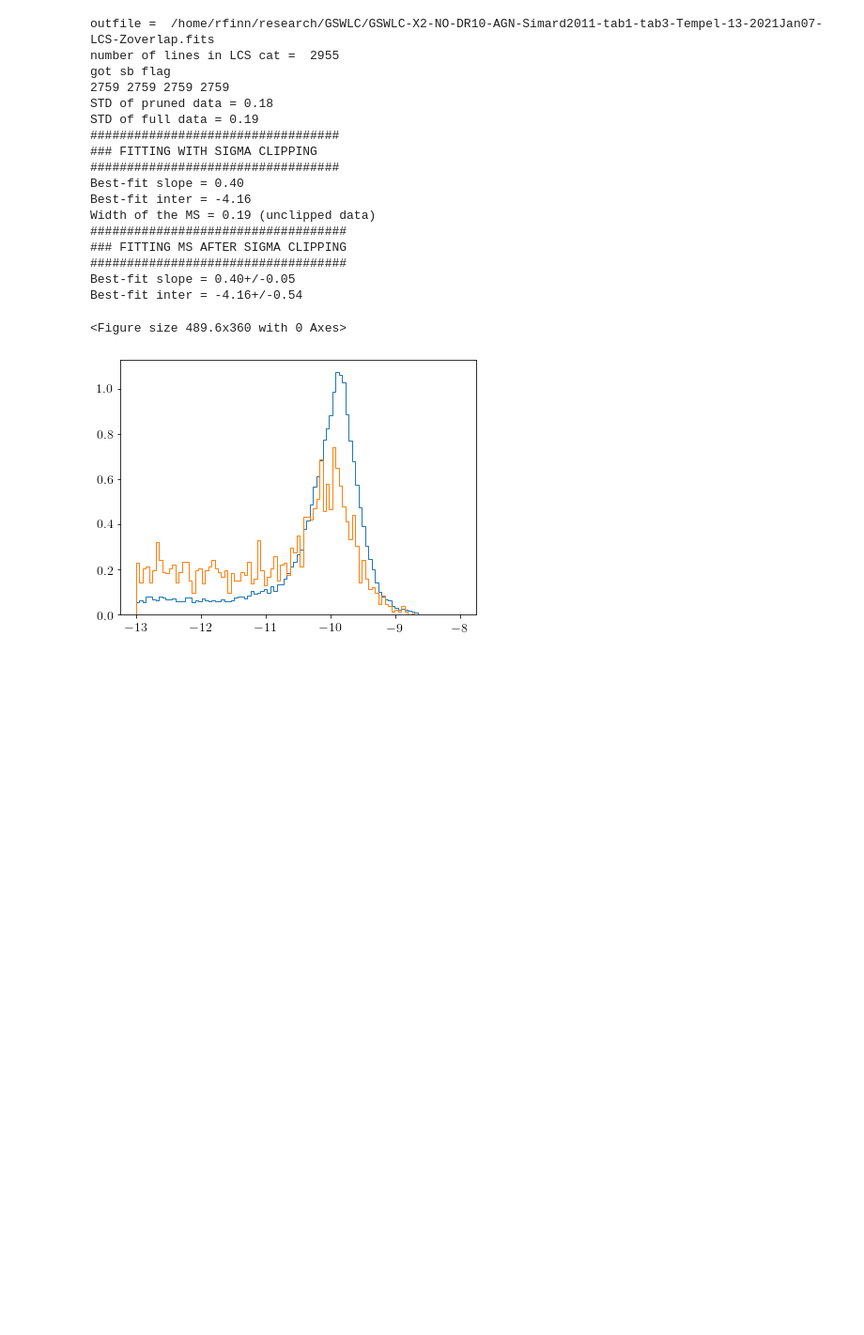
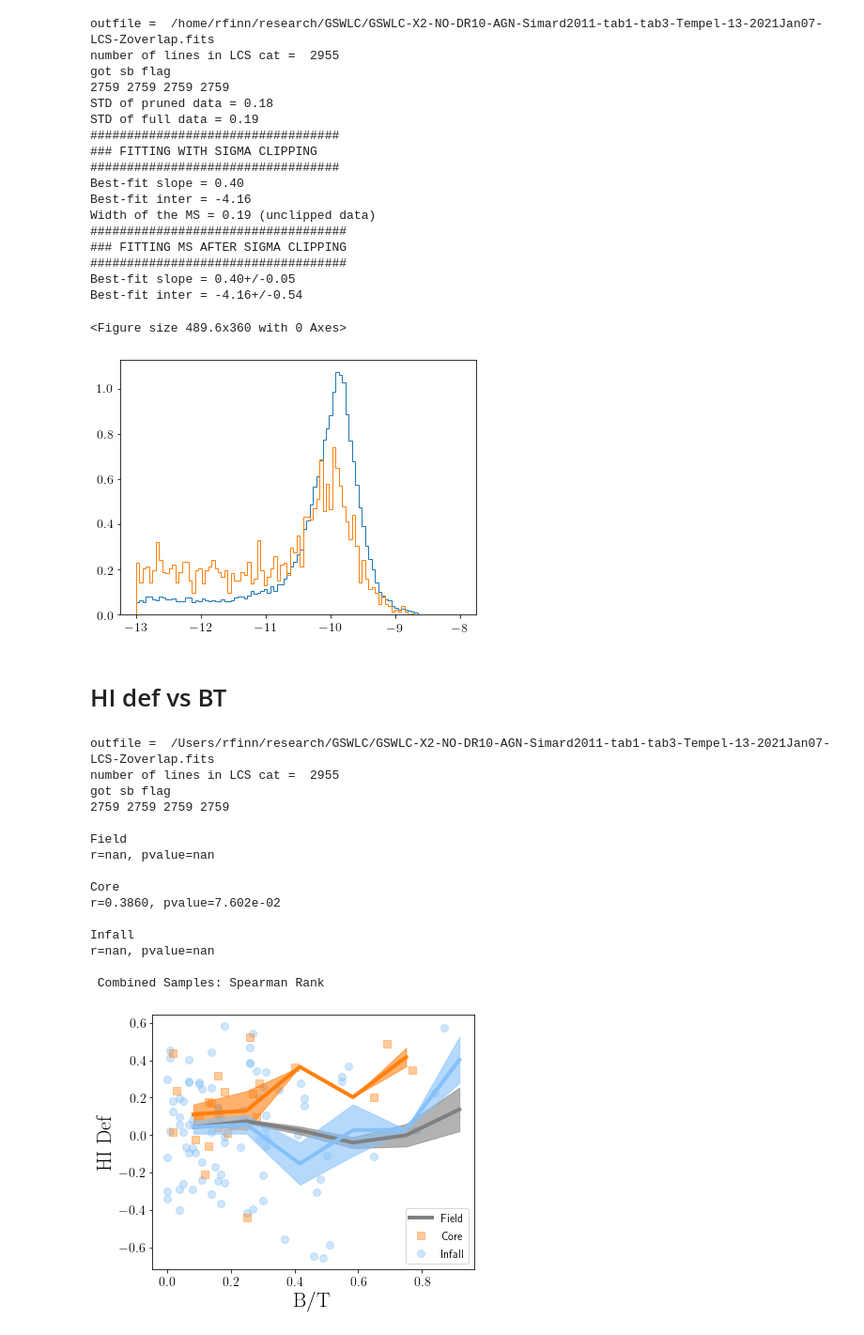
Before and after one commit to rfinn/LCS, a Jupyter notebook: notebooks/MSpaper_final.ipynb, the cells around one changed output. Shown at 94% size. Drawn from its saved outputs; the diff is of its cells as text; code cells hidden in the pictures; blank space fills up the shorter version.

```diff
--- a/notebooks/MSpaper_final.ipynb
+++ b/notebooks/MSpaper_final.ipynb
@@ -1043,3 +1042,26 @@ Best-fit slope = 0.40+/-0.05
 Best-fit inter = -4.16+/-0.54
 <Figure size 489.6x360 with 0 Axes>
 [figure]
+# %% [markdown]
+# HI def vs BT
+# %%
+os.chdir(homedir+'/research/LCS/plots/')
+%run ~/github/LCS/python/lcs_paper2_v2.py --minmass 9.7  --ellip .75 --HIdef
+t = b.plot_HIdef_BT(nbins=7)
+# %% [output]
+outfile =  /Users/rfinn/research/GSWLC/GSWLC-X2-NO-DR10-AGN-Simard2011-tab1-tab3-Tempel-13-2021Jan07-LCS-Zoverlap.fits
+number of lines in LCS cat =  2955
+got sb flag
+2759 2759 2759 2759
+
+Field
+r=nan, pvalue=nan
+
+Core
+r=0.3860, pvalue=7.602e-02
+
+Infall
+r=nan, pvalue=nan
+
+ Combined Samples: Spearman Rank
+[figure, added]
```
Also changed, not shown: parts of 1 cell of this notebook, 2 other files.
